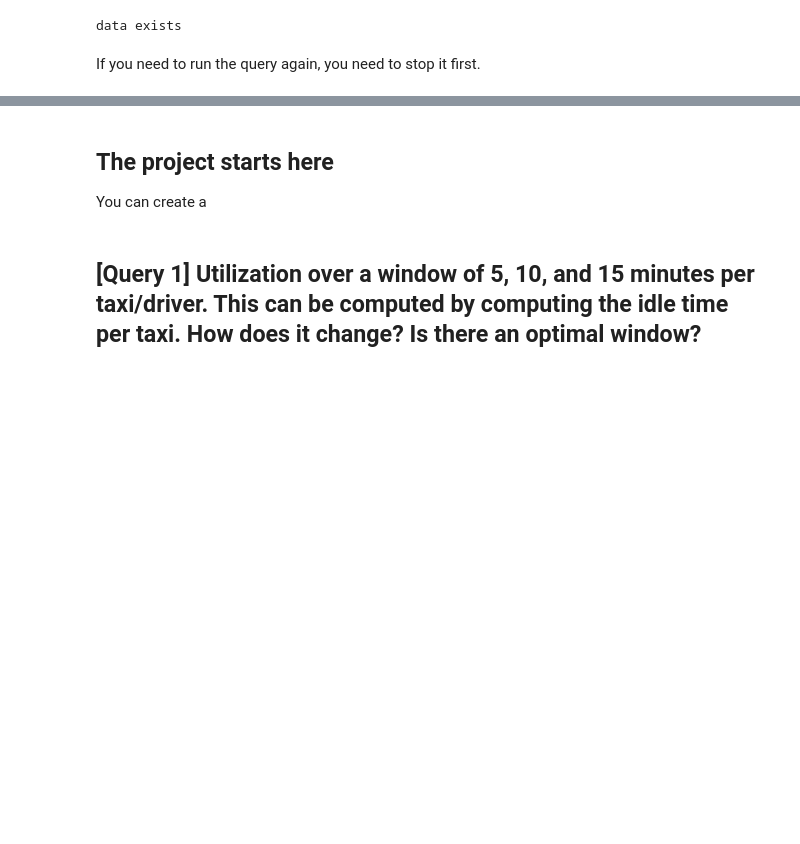
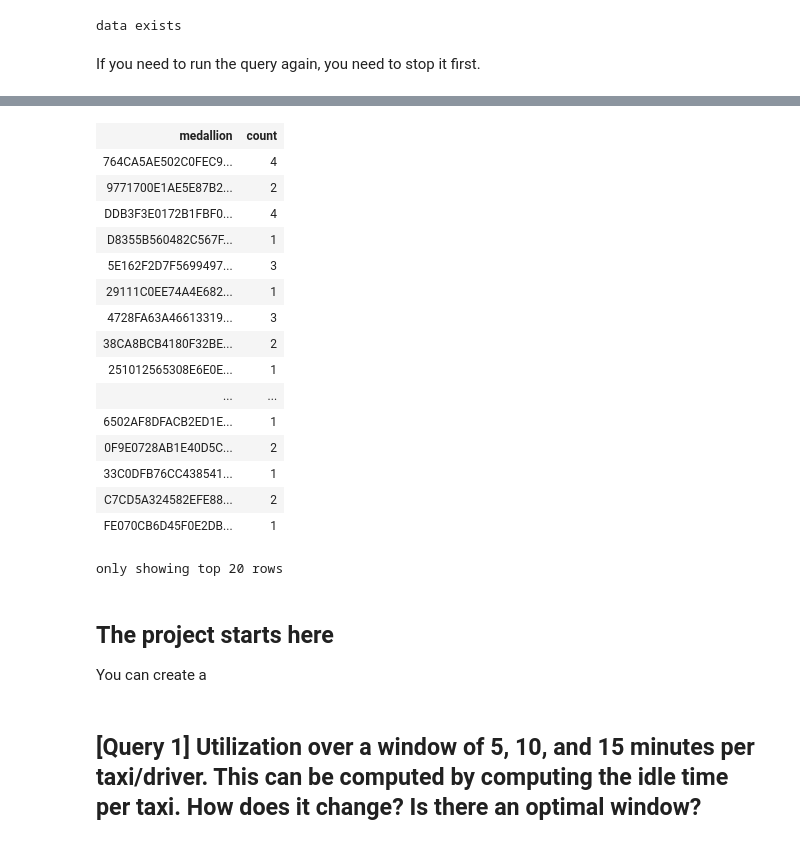
Before and after one commit to MVTU/Big_Data_Managment_24, a Jupyter notebook: mnt/project_2/kafka_consumer.ipynb, the cells around one changed output, grey strips where cells are left out. Drawn from its saved outputs; the diff is of its cells as text; code cells hidden in the pictures; blank space fills up the shorter version.

```diff
--- a/mnt/project_2/kafka_consumer.ipynb
+++ b/mnt/project_2/kafka_consumer.ipynb
@@ -128,3 +128,23 @@ display(spark.table(table_name).limit(3))
+# %%
+spark.table(table_name).groupBy('medallion').agg(F.count('*').alias('count'))
+# %% [output]
+| medallion | count |
+| 764CA5AE502C0FEC9... | 4 |
+| 9771700E1AE5E87B2... | 2 |
+| DDB3F3E0172B1FBF0... | 4 |
+| D8355B560482C567F... | 1 |
+| 5E162F2D7F5699497... | 3 |
+| 29111C0EE74A4E682... | 1 |
+| 4728FA63A46613319... | 3 |
+| 38CA8BCB4180F32BE... | 2 |
+| 251012565308E6E0E... | 1 |
+| ... | ... |
+| 6502AF8DFACB2ED1E... | 1 |
+| 0F9E0728AB1E40D5C... | 2 |
+| 33C0DFB76CC438541... | 1 |
+| C7CD5A324582EFE88... | 2 |
+| FE070CB6D45F0E2DB... | 1 |
+only showing top 20 rows
 # %% [markdown]
 ## The project starts here
 
```
Also changed, not shown: parts of 9 cells of this notebook, 2 other files.
